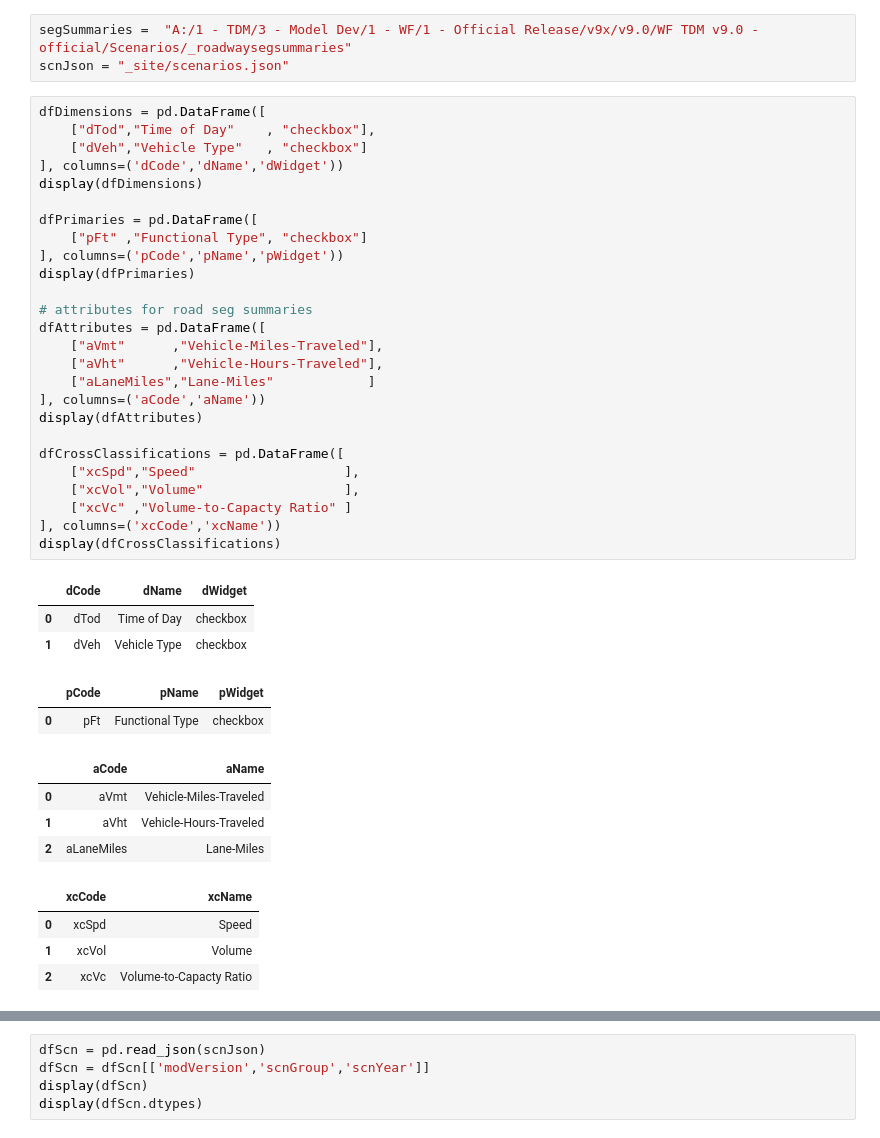
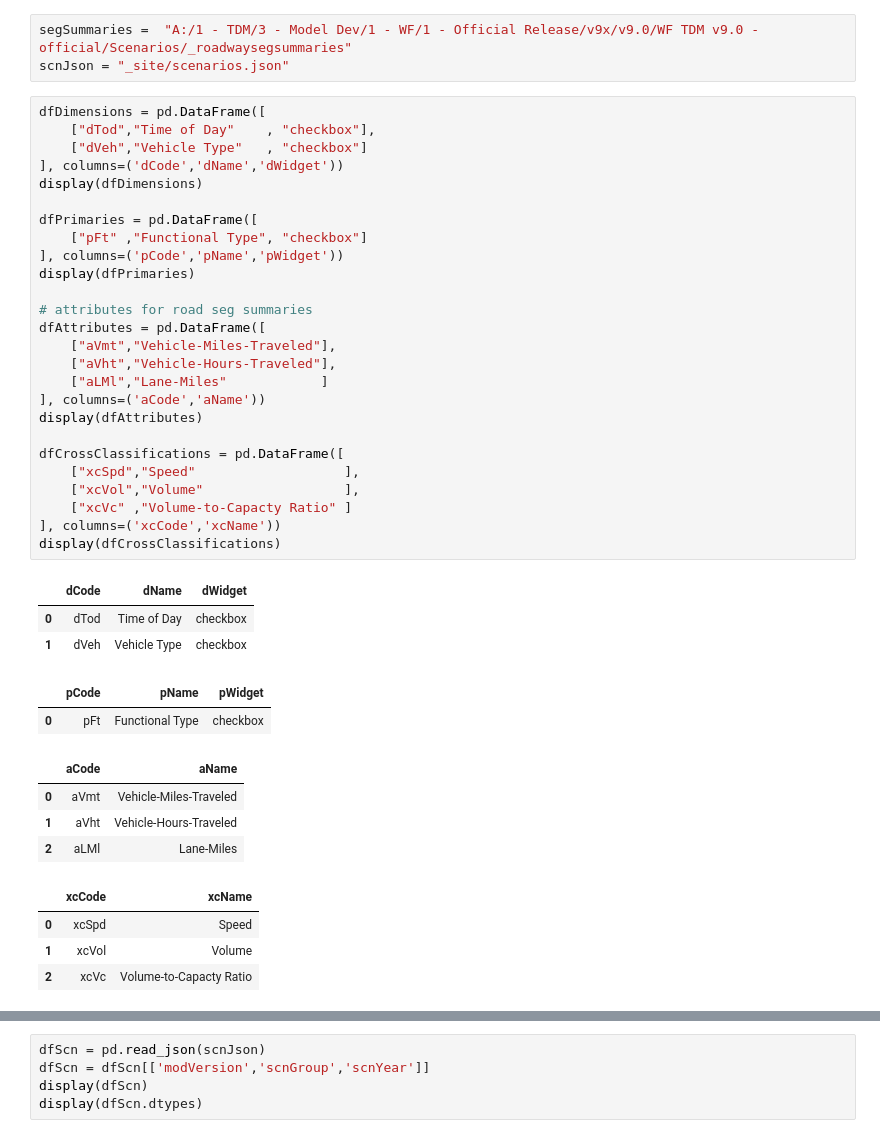
Before and after one commit to WFRCAnalytics/vizTool, a Jupyter notebook: Create-Jsons-Roadway-vizTrends.ipynb, the cells around one changed output, grey strips where cells are left out. Drawn from its saved outputs; the diff is of its cells as text.

```diff
--- a/Create-Jsons-Roadway-vizTrends.ipynb
+++ b/Create-Jsons-Roadway-vizTrends.ipynb
@@ -9,37 +9,37 @@ dfDimensions = pd.DataFrame([
     ["dTod","Time of Day"    , "checkbox"],
     ["dVeh","Vehicle Type"   , "checkbox"]
 ], columns=('dCode','dName','dWidget'))
 display(dfDimensions)
 
 dfPrimaries = pd.DataFrame([
     ["pFt" ,"Functional Type", "checkbox"]
 ], columns=('pCode','pName','pWidget'))
 display(dfPrimaries)
 
 # attributes for road seg summaries
 dfAttributes = pd.DataFrame([
-    ["aVmt"      ,"Vehicle-Miles-Traveled"],
-    ["aVht"      ,"Vehicle-Hours-Traveled"],
-    ["aLaneMiles","Lane-Miles"            ]
+    ["aVmt","Vehicle-Miles-Traveled"],
+    ["aVht","Vehicle-Hours-Traveled"],
+    ["aLMl","Lane-Miles"            ]
 ], columns=('aCode','aName'))
 display(dfAttributes)
 
 dfCrossClassifications = pd.DataFrame([
     ["xcSpd","Speed"                   ],
     ["xcVol","Volume"                  ],
     ["xcVc" ,"Volume-to-Capacty Ratio" ]
 ], columns=('xcCode','xcName'))
 display(dfCrossClassifications)
 # %% [output]
 |  | dCode | dName | dWidget |
 | 0 | dTod | Time of Day | checkbox |
 | 1 | dVeh | Vehicle Type | checkbox |
 |  | pCode | pName | pWidget |
 | 0 | pFt | Functional Type | checkbox |
 |  | aCode | aName |
 | 0 | aVmt | Vehicle-Miles-Traveled |
 | 1 | aVht | Vehicle-Hours-Traveled |
-| 2 | aLaneMiles | Lane-Miles |
+| 2 | aLMl | Lane-Miles |
 |  | xcCode | xcName |
 | 0 | xcSpd | Speed |
 | 1 | xcVol | Volume |
```
Also changed, not shown: parts of 6 cells of this notebook, 13 other files.
